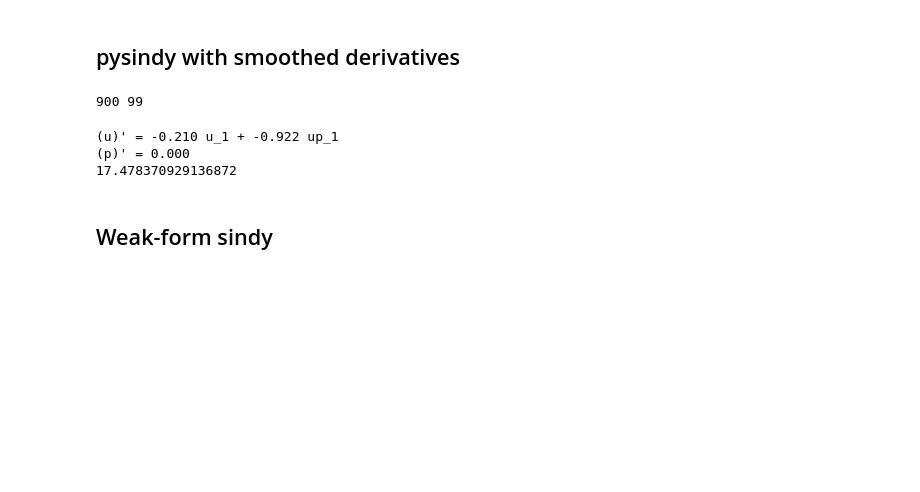
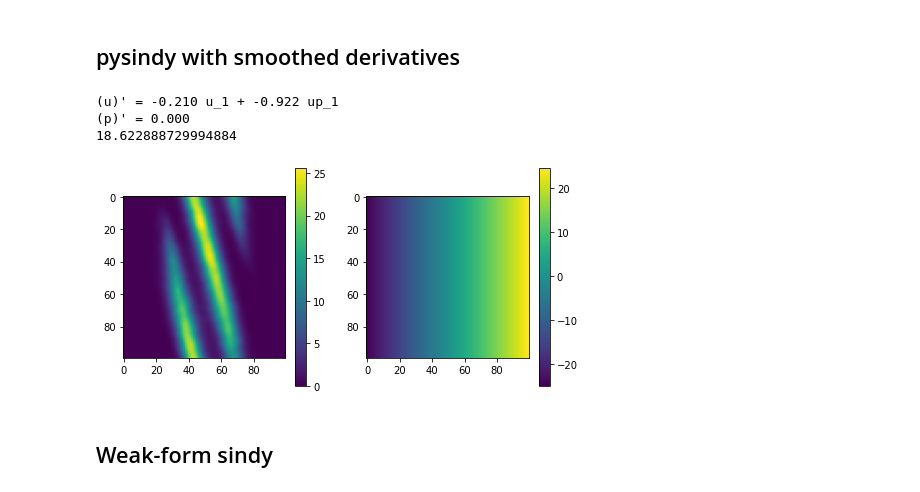
Before and after one commit to znicolaou/manybody, a Jupyter notebook: sindy_test.ipynb, the cells around one changed output. Saved outputs shown, nothing was run; the diff lists cells and outputs as text; code cells hidden in the pictures; blank space fills up the shorter version.

```diff
--- a/sindy_test.ipynb
+++ b/sindy_test.ipynb
@@ -129,25 +129,27 @@ U_flat = np.reshape(U, (nx*ny*nt, 3))
 
 optimizer = ps.STLSQ(threshold=0.1, alpha=1e-3, normalize_columns=False, max_iter=100)
 model = ps.SINDy(feature_library=pde_lib, optimizer=optimizer,feature_names=['u','p'])
-# %%
-Ux=np.zeros((nx,ny,nt,3))
-
-for k in range(nt):
-    for j in range(ny):
-        print(k,j,end=' \r')
-        Ux[:, j, k, :] = ps.FiniteDifference()._differentiate(U[:, j, k, :], dt)
-# %% [output]
-900 99
 # %%
 start=timeit.default_timer()
-model.fit(U_flat[:,:2])
+model.fit(np.array([U_flat[:,0],U_flat[:,1]]).T)
 model.print()
 stop=timeit.default_timer()
 print(stop-start)
 # %% [output]
 (u)' = -0.210 u_1 + -0.922 up_1
 (p)' = 0.000
-17.478370929136872
+18.622888729994884
+# %%
+plt.subplots(1,2,figsize=(8,4))
+plt.subplot(1,2,1)
+plt.imshow(np.reshape(U_flat[:,0],(nx,ny,nt))[:,:,-1])
+plt.colorbar()
+plt.subplot(1,2,2)
+plt.imshow(np.reshape(U_flat[:,1],(nx,ny,nt))[:,:,-1])
+plt.colorbar()
+plt.show()
+# %% [output]
+[figure, added]
 # %% [markdown]
 ##  Weak-form sindy
 # %%
```
Also changed, not shown: parts of 8 cells of this notebook, 2 other files.
